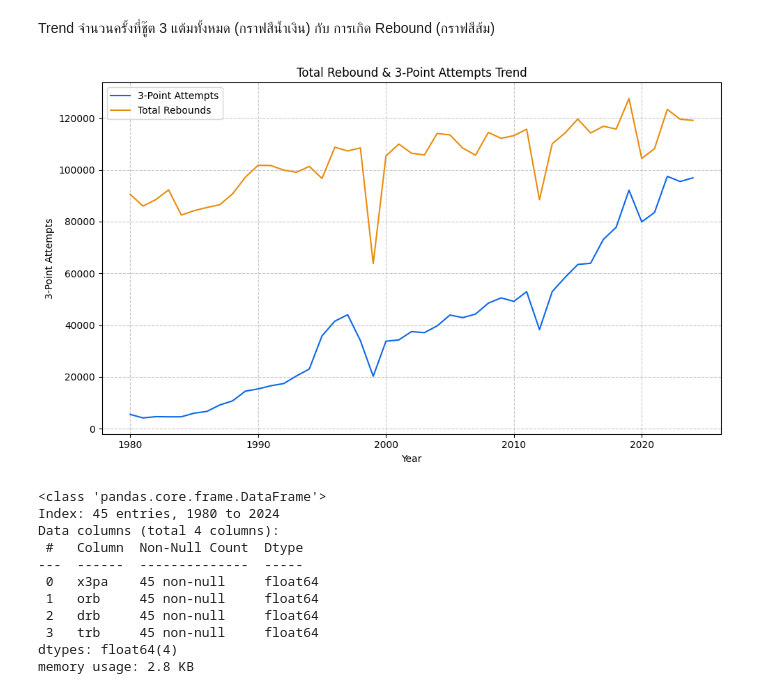
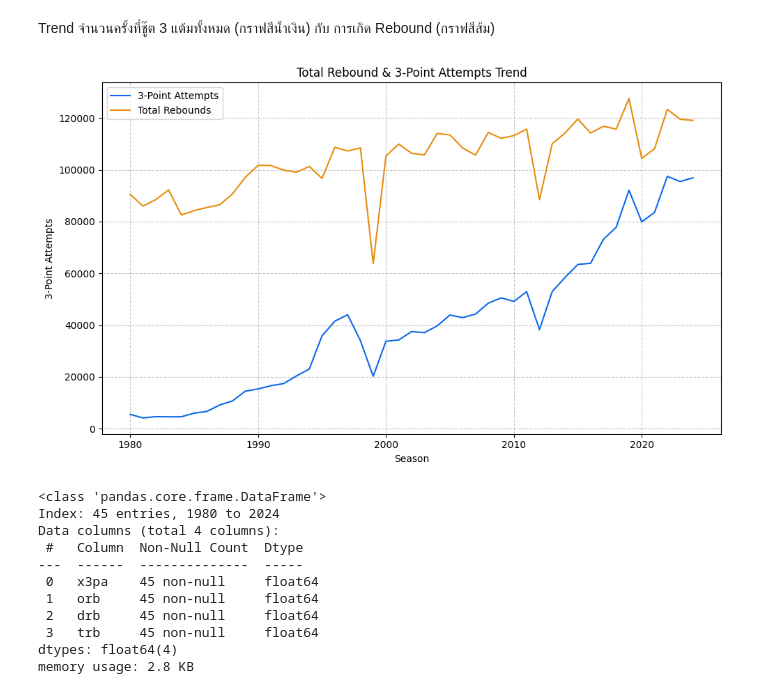
Before and after one commit to NuTTaoo/NBA_Stat, a Jupyter notebook: NBA_Stat.ipynb, the cells around one changed output. Cells and saved outputs as stored; diff of their text form; code cells hidden in the pictures.

```diff
--- a/NBA_Stat.ipynb
+++ b/NBA_Stat.ipynb
@@ -196,18 +196,18 @@ Trend จำนวนครั้งที่ชู๊ต 3 แต้มทั
 # %%
 fit_function = np.poly1d(fit)
 plt.figure(figsize=(10, 6))
 #Time series data plot
 plt.plot(df_groupby_year.index, df_groupby_year['x3pa'], label='3-Point Attempts')
 plt.plot(df_groupby_year.index, df_groupby_year['trb'] , label ='Total Rebounds')
-plt.xlabel('Year')
+plt.xlabel('Season')
 plt.ylabel('3-Point Attempts')
 plt.title('Total Rebound & 3-Point Attempts Trend')
 plt.legend()
 plt.grid(True, linestyle='--', alpha=0.7)
 plt.tight_layout()
 plt.show()
 # %% [output]
-[figure, old version]
+[figure, new version]
 # %%
 df_3pa_trb_trend = df_groupby_year[['x3pa', 'orb', 'drb' , 'trb']]
 df_3pa_trb_trend.style.format("{:,}".format, subset=df_3pa_trb_trend.select_dtypes(include=['number']).columns)
```
Also changed, not shown: parts of 3 cells of this notebook.
